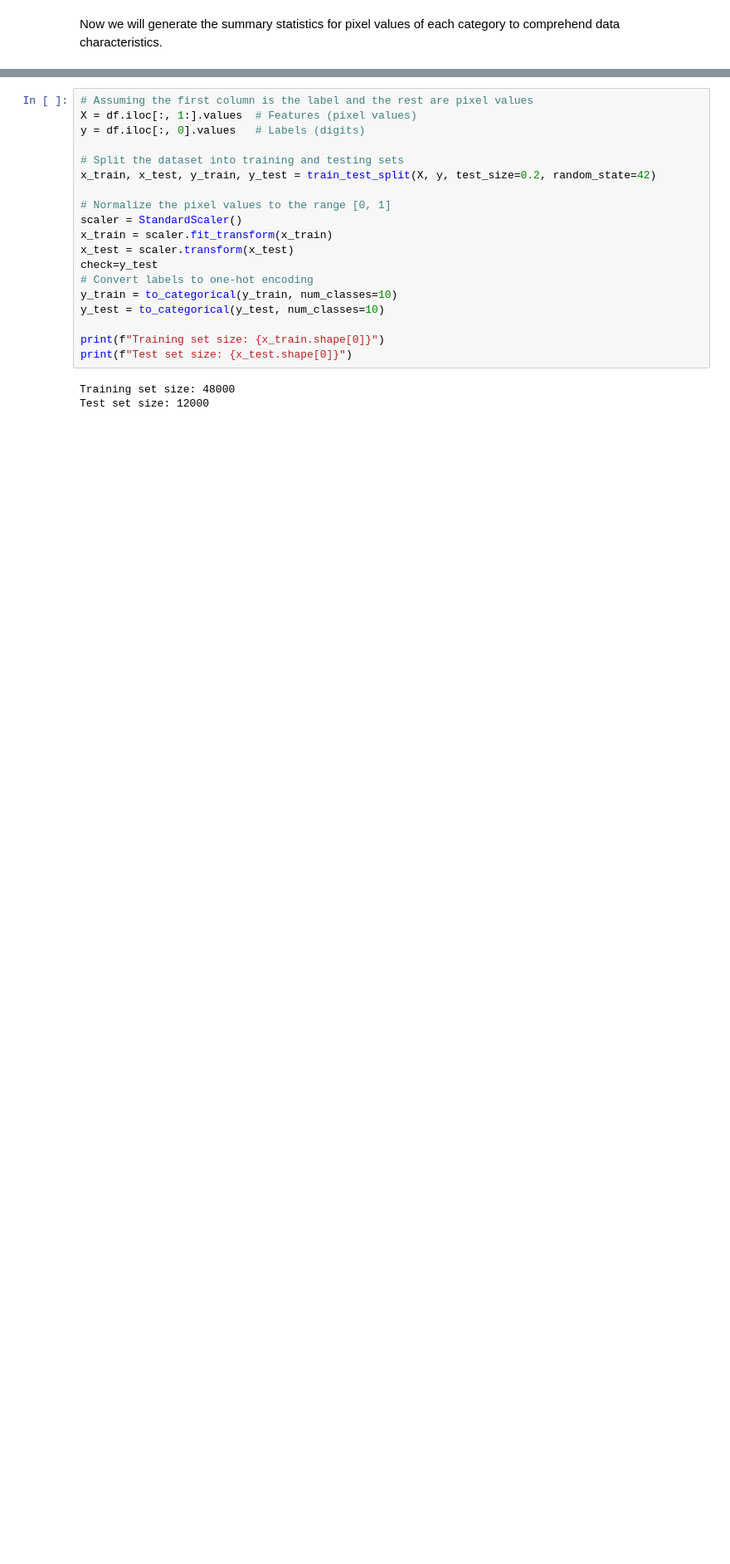
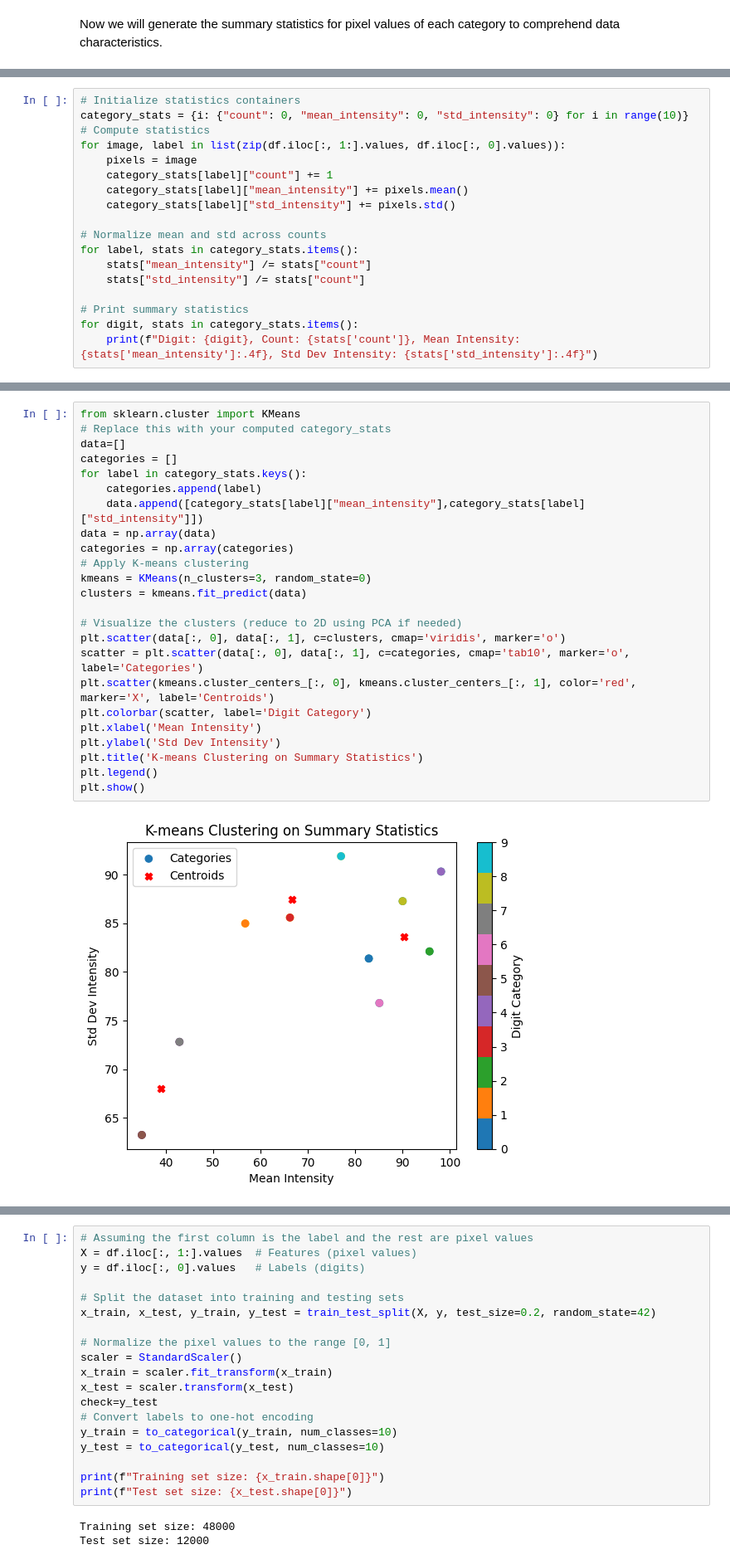
Before and after one commit to MKDev121/IEEE_Task, a Jupyter notebook: main.ipynb, the cells around one changed output, grey strips where cells are left out. Shown at 83% size. Drawn from its saved outputs; the diff is of its cells as text; blank space fills up the shorter version.

```diff
--- a/main.ipynb
+++ b/main.ipynb
@@ -134,0 +92,18 @@ After the EDA its time to develope a classifier using Logistic Regression to pre
+# %%
+# Initialize statistics containers
+category_stats = {i: {"count": 0, "mean_intensity": 0, "std_intensity": 0} for i in range(10)}
+# Compute statistics
+for image, label in list(zip(df.iloc[:, 1:].values, df.iloc[:, 0].values)):
+    pixels = image
+    category_stats[label]["count"] += 1
+    category_stats[label]["mean_intensity"] += pixels.mean()
+    category_stats[label]["std_intensity"] += pixels.std()
+
+# Normalize mean and std across counts
+for label, stats in category_stats.items():
+    stats["mean_intensity"] /= stats["count"]
+    stats["std_intensity"] /= stats["count"]
+
+# Print summary statistics
+for digit, stats in category_stats.items():
+    print(f"Digit: {digit}, Count: {stats['count']}, Mean Intensity: {stats['mean_intensity']:.4f}, Std Dev Intensity: {stats['std_intensity']:.4f}")
@@ -134,0 +123,26 @@ After the EDA its time to develope a classifier using Logistic Regression to pre
+# %%
+from sklearn.cluster import KMeans
+# Replace this with your computed category_stats
+data=[]
+categories = []
+for label in category_stats.keys():
+    categories.append(label)
+    data.append([category_stats[label]["mean_intensity"],category_stats[label]["std_intensity"]])
+data = np.array(data)
+categories = np.array(categories)
+# Apply K-means clustering
+kmeans = KMeans(n_clusters=3, random_state=0)
+clusters = kmeans.fit_predict(data)
+
+# Visualize the clusters (reduce to 2D using PCA if needed)
+plt.scatter(data[:, 0], data[:, 1], c=clusters, cmap='viridis', marker='o')
+scatter = plt.scatter(data[:, 0], data[:, 1], c=categories, cmap='tab10', marker='o', label='Categories')
+plt.scatter(kmeans.cluster_centers_[:, 0], kmeans.cluster_centers_[:, 1], color='red', marker='X', label='Centroids')
+plt.colorbar(scatter, label='Digit Category')
+plt.xlabel('Mean Intensity')
+plt.ylabel('Std Dev Intensity')
+plt.title('K-means Clustering on Summary Statistics')
+plt.legend()
+plt.show()
+# %% [output]
+[figure, added]
```
Also changed, not shown: parts of 8 cells of this notebook, 2 other files.
